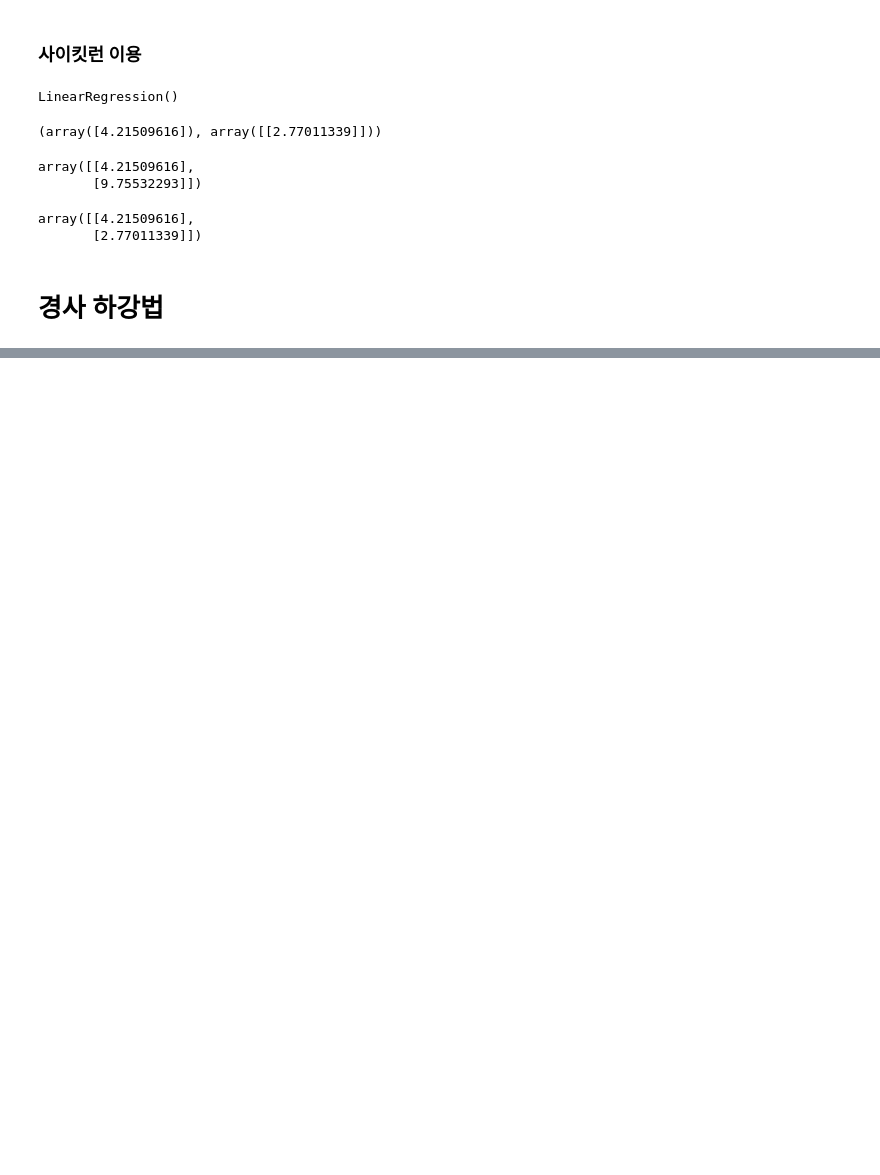
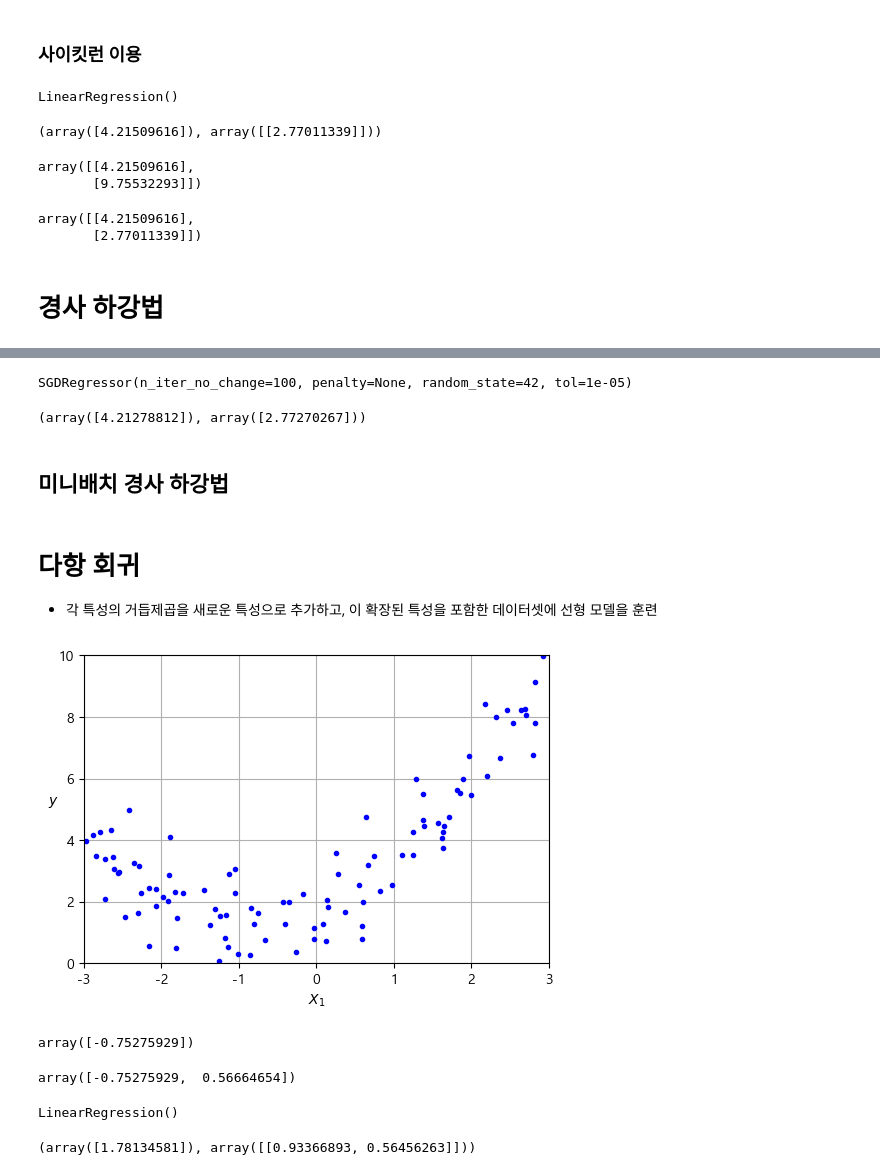
Before and after one commit to dbfla3831/study, a Jupyter notebook: ML/4장. 모델 훈련.ipynb, the cells around one changed output, grey strips where cells are left out. Saved outputs shown, nothing was run; the diff lists cells and outputs as text; code cells hidden in the pictures; blank space fills up the shorter version.

```diff
--- a/ML/4장. 모델 훈련.ipynb
+++ b/ML/4장. 모델 훈련.ipynb
@@ -171,0 +242,54 @@ $\color{Red}*중요한 파라미터는 스텝(단계)의 크기로, 학습률
+# %%
+# 최대 1000번 에포크동안 실행
+
+from sklearn.linear_model import SGDRegressor
+
+sgd_reg = SGDRegressor(max_iter = 1000, tol = 1e-5, penalty = None, eta0 = 0.01,
+                      n_iter_no_change = 100, random_state = 42)
+sgd_reg.fit(X, y.ravel()) # fit()이 1D 타깃을 기대하기 때문에 y.ravel()로 사용
+# %% [output]
+SGDRegressor(n_iter_no_change=100, penalty=None, random_state=42, tol=1e-05)
+# %%
+sgd_reg.intercept_, sgd_reg.coef_
+# %% [output]
+(array([4.21278812]), array([2.77270267]))
+# %% [markdown]
+## 미니배치 경사 하강법
+# %% [markdown]
+# 다항 회귀
+
+- 각 특성의 거듭제곱을 새로운 특성으로 추가하고, 이 확장된 특성을 포함한 데이터셋에 선형 모델을 훈련
+# %%
+# 2차 방정식에 약간의 잡음을 추가한 비선형 데이터 생성
+
+np.random.seed(42)
+m = 100
+X = 6 * np.random.rand(m, 1) - 3
+y = 0.5 * X ** 2 + X + 2 + np.random.randn(m, 1)
+# %%
+plt.figure(figsize=(6, 4));
+plt.plot(X, y, "b.");
+plt.xlabel("$ X_1$");
+plt.ylabel("$y$", rotation=0);
+plt.axis([-3, 3, 0, 10]);
+plt.grid();
+# %% [output]
+[figure, added]
+# %%
+from sklearn.preprocessing import PolynomialFeatures
+
+poly_features = PolynomialFeatures(degree = 2, include_bias = False)
+X_ploy = poly_features.fit_transform(X)
+
+X[0]
+X_ploy[0]
+# %% [output]
+array([-0.75275929])
+array([-0.75275929,  0.56664654])
+# %%
+lin_reg = LinearRegression()
+lin_reg.fit(X_ploy, y) # X_ploy는 이제 원래 특성의 X와 이 특성의 제곱을 포함
+lin_reg.intercept_, lin_reg.coef_
+# %% [output]
+LinearRegression()
+(array([1.78134581]), array([[0.93366893, 0.56456263]]))
```
Also changed, not shown: parts of 47 cells of this notebook.
